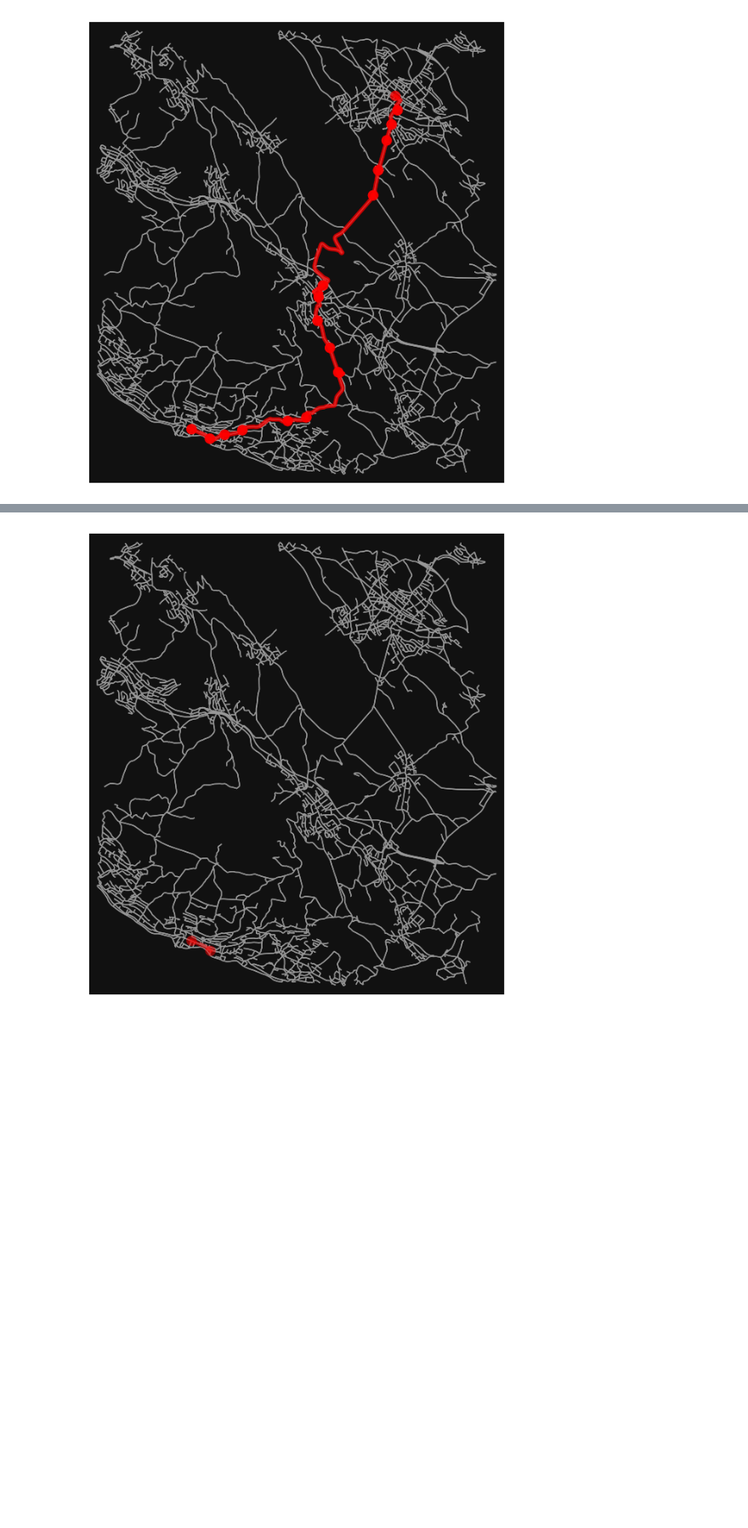
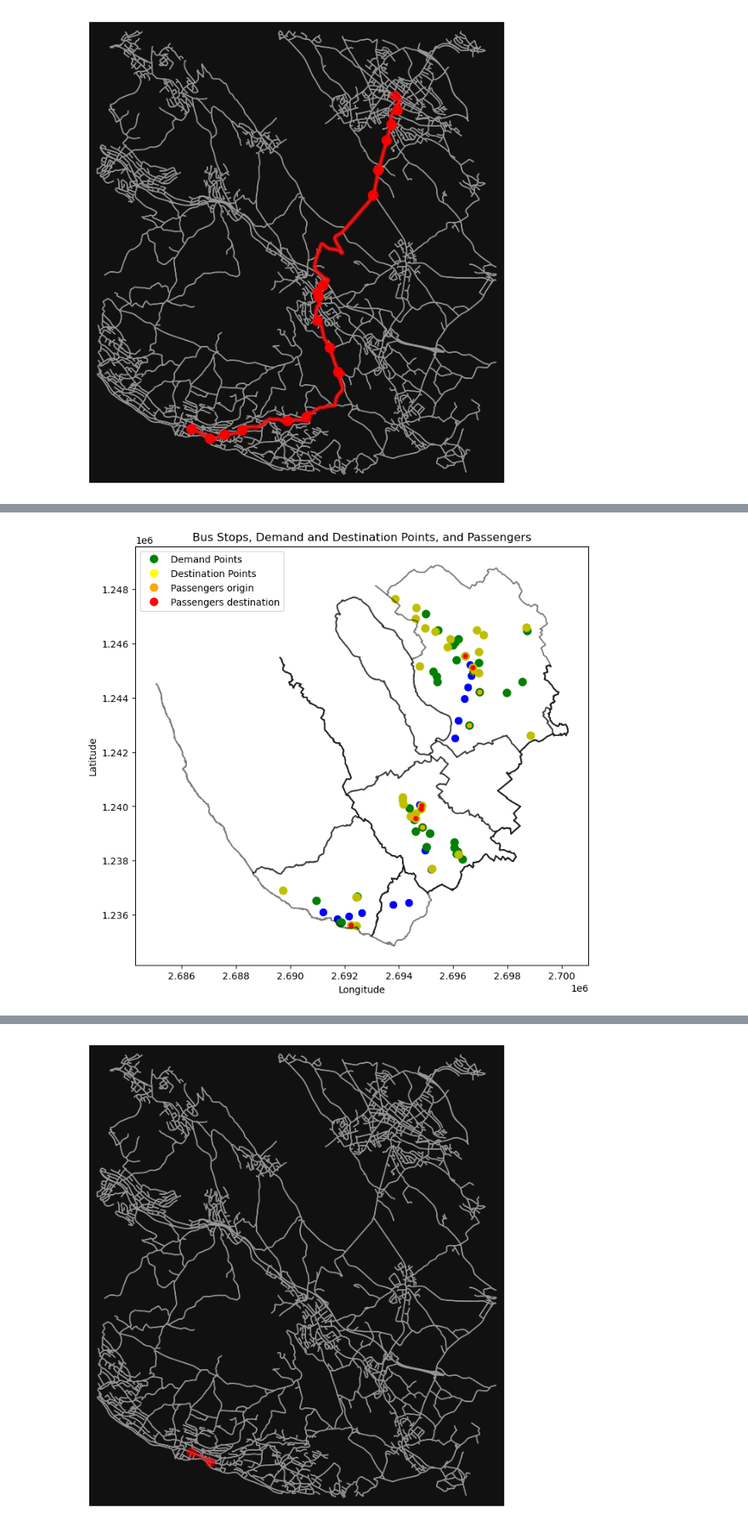
Before and after one commit to plazaboy00/BA, a Jupyter notebook: notebooks/Notes.ipynb, the cells around one changed output, grey strips where cells are left out. Shown at 85% size. Saved outputs shown, nothing was run; the diff lists cells and outputs as text; code cells hidden in the pictures; blank space fills up the shorter version.

```diff
--- a/notebooks/Notes.ipynb
+++ b/notebooks/Notes.ipynb
@@ -100,6 +116,8 @@ lv95 = pyproj.Proj(init='epsg:2056')
 
 # WGS 84 Projektionsdefinition
 wgs84 = pyproj.Proj(init='epsg:4326')
+
+bus_stops_with_return_wgs84 = bus_stops_with_return.copy()
 
 # Funktion zur Umwandlung von LV95 nach WGS 84
 def lv95_to_wgs84(point):
@@ -110,10 +128,10 @@ def lv95_to_wgs84(point):
 # Beispiel GeoDataFrame
 # Annahme: MeinGDF ist Ihr GeoDataFrame
 # Annahme: Die Geometrie ist vom Typ Point
-bus_stops_with_return['geometry'] = bus_stops_with_return['geometry'].apply(lv95_to_wgs84)
+bus_stops_with_return_wgs84['geometry'] = bus_stops_with_return_wgs84['geometry'].apply(lv95_to_wgs84)
 
 # Ergebnis: MeinGDF enthält nun die Geometrien im WGS 84 Format
-print(bus_stops_with_return)
+print(bus_stops_with_return_wgs84)
 # %% [output]
     id                         name              geometry
 0    1              Meilen, Bahnhof  POINT (8.644 47.269)
@@ -142,7 +160,7 @@ def get_nearest_node(G, point):
     return nearest_node
 
 # Lesen Sie das GeoDataFrame ein
-points_gdf = bus_stops_with_return
+points_gdf = bus_stops_with_return_wgs84
 
 # Erstellen Sie eine leere Liste, um die Routen zu speichern
 routes = []
@@ -192,0 +340,60 @@ print(G.nodes)
+# %%
+import matplotlib.pyplot as plt
+import osmnx as ox
+from shapely.geometry import Point
+
+# Lade und plotte die Shapefile
+shp_file = ROOT_FILES + 'src/main/resources/QGIS/Gemeindegrenzen/Grenzen_komp.shp'
+gemeindegrenzen = gpd.read_file(shp_file)
+
+def plot_passengers(passengers_gdf, bus_stops_gdf, demand_geojson, destination_geojson, gemeindegrenzen):
+    fig, ax = plt.subplots(figsize=(10, 8))
+
+    # Erstelle GeoDataFrames für origin und destination
+    origin_gdf = passengers_gdf[['origin', 'timestamp']].copy()
+    destination_gdf = gpd.GeoDataFrame()
+
+    destination_gdf['destination'] = None
+    destination_gdf['geometry'] = passengers_gdf['destination'].apply(Point)
+    destination_gdf = gpd.GeoDataFrame(destination_gdf)
+    destination_gdf.set_geometry('geometry', inplace=True)
+
+    # Plotte Busstop
+    bus_stops_gdf.plot(ax=ax, color='blue', markersize=50, label='Bus Stops')
+    #print(bus_stops_gdf)
+
+    # Plotte Nachfragepunkte
+    for feature in demand_geojson['features']:
+        point = Point(feature['geometry']['coordinates'])
+        ax.plot(point.x, point.y, 'go', markersize=8)
+
+    # Plotte Zielpunkte
+    for feature in destination_geojson['features']:
+        point = Point(feature['geometry']['coordinates'])
+        ax.plot(point.x, point.y, 'yo', markersize=8)
+
+    # Plotte Passagiere
+    origin_gdf.plot(ax=ax, color='orange', markersize=20, label='Origin Points', zorder=2)
+    destination_gdf.plot(ax=ax, color='red', markersize=20, label='Destination Points', zorder=2)
+
+    # Plotte Gemeindegrenzen
+    gemeindegrenzen.plot(ax=ax, color='black', alpha=0.5, label='Shapefile')
+
+    ax.set_title('Bus Stops, Demand and Destination Points, and Passengers')
+    ax.set_xlabel('Longitude')
+    ax.set_ylabel('Latitude')
+
+    # Erstelle die Legende manuell
+    demand_legend = plt.Line2D([], [], color='green', marker='o', markersize=8, linestyle='None', label='Demand Points')
+    destination_legend = plt.Line2D([], [], color='yellow', marker='o', markersize=8, linestyle='None', label='Destination Points')
+    passengers_demand_legend = plt.Line2D([], [], color='orange', marker='o', markersize=8, linestyle='None', label='Passengers origin')
+    passengers_destination_legend = plt.Line2D([], [], color='red', marker='o', markersize=8, linestyle='None', label='Passengers destination')
+
+    ax.legend(handles=[demand_legend, destination_legend, passengers_demand_legend, passengers_destination_legend], loc='upper left')
+
+    plt.show()
+
+# Beispielaufruf der Funktion
+plot_passengers(passengers_gdf, bus_stops_with_return, demand_geojson, destination_geojson, gemeindegrenzen)
+# %% [output]
+[figure, added]
```
Also changed, not shown: parts of 13 cells of this notebook.
